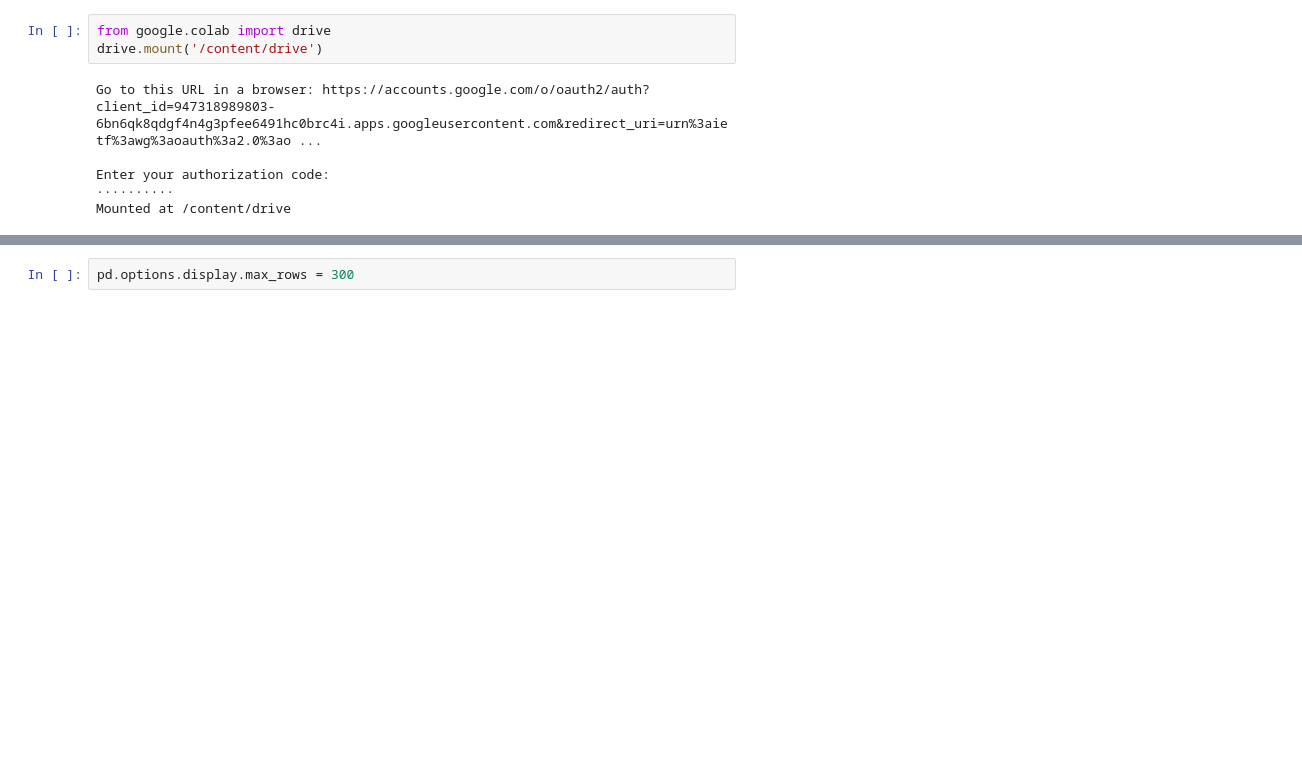
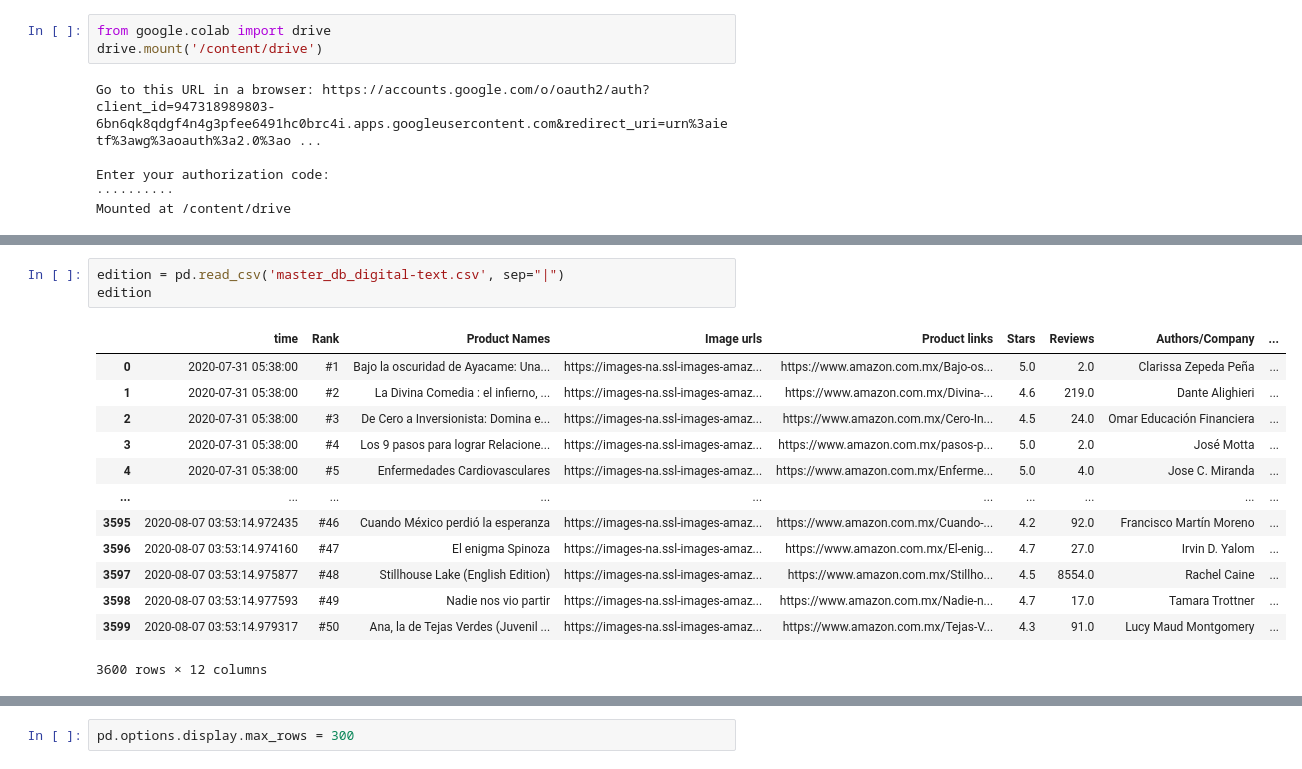
Before and after one commit to Edward-TL/amazon_scraper, a Jupyter notebook: Master_DB_Creator.ipynb, the cells around one changed output, grey strips where cells are left out. Saved outputs shown, nothing was run; the diff lists cells and outputs as text; blank space fills up the shorter version.

```diff
--- a/Master_DB_Creator.ipynb
+++ b/Master_DB_Creator.ipynb
@@ -28,0 +118,17 @@ br  mx
+# %%
+edition = pd.read_csv('master_db_digital-text.csv', sep="|")
+edition
+# %% [output]
+|  | time | Rank | Product Names | Image urls | Product links | Stars | Reviews | Authors/Company | ... |
+| 0 | 2020-07-31 05:38:00 | #1 | Bajo la oscuridad de Ayacame: Una... | https://images-na.ssl-images-amaz... | https://www.amazon.com.mx/Bajo-os... | 5.0 | 2.0 | Clarissa Zepeda Peña | ... |
+| 1 | 2020-07-31 05:38:00 | #2 | La Divina Comedia : el infierno, ... | https://images-na.ssl-images-amaz... | https://www.amazon.com.mx/Divina-... | 4.6 | 219.0 | Dante Alighieri | ... |
+| 2 | 2020-07-31 05:38:00 | #3 | De Cero a Inversionista: Domina e... | https://images-na.ssl-images-amaz... | https://www.amazon.com.mx/Cero-In... | 4.5 | 24.0 | Omar Educación Financiera | ... |
+| 3 | 2020-07-31 05:38:00 | #4 | Los 9 pasos para lograr Relacione... | https://images-na.ssl-images-amaz... | https://www.amazon.com.mx/pasos-p... | 5.0 | 2.0 | José Motta | ... |
+| 4 | 2020-07-31 05:38:00 | #5 | Enfermedades Cardiovasculares | https://images-na.ssl-images-amaz... | https://www.amazon.com.mx/Enferme... | 5.0 | 4.0 | Jose C. Miranda | ... |
+| ... | ... | ... | ... | ... | ... | ... | ... | ... | ... |
+| 3595 | 2020-08-07 03:53:14.972435 | #46 | Cuando México perdió la esperanza | https://images-na.ssl-images-amaz... | https://www.amazon.com.mx/Cuando-... | 4.2 | 92.0 | Francisco Martín Moreno | ... |
+| 3596 | 2020-08-07 03:53:14.974160 | #47 | El enigma Spinoza | https://images-na.ssl-images-amaz... | https://www.amazon.com.mx/El-enig... | 4.7 | 27.0 | Irvin D. Yalom | ... |
+| 3597 | 2020-08-07 03:53:14.975877 | #48 | Stillhouse Lake (English Edition) | https://images-na.ssl-images-amaz... | https://www.amazon.com.mx/Stillho... | 4.5 | 8554.0 | Rachel Caine | ... |
+| 3598 | 2020-08-07 03:53:14.977593 | #49 | Nadie nos vio partir | https://images-na.ssl-images-amaz... | https://www.amazon.com.mx/Nadie-n... | 4.7 | 17.0 | Tamara Trottner | ... |
+| 3599 | 2020-08-07 03:53:14.979317 | #50 | Ana, la de Tejas Verdes (Juvenil ... | https://images-na.ssl-images-amaz... | https://www.amazon.com.mx/Tejas-V... | 4.3 | 91.0 | Lucy Maud Montgomery | ... |
+3600 rows × 12 columns
```
Also changed, not shown: parts of 33 cells of this notebook.
